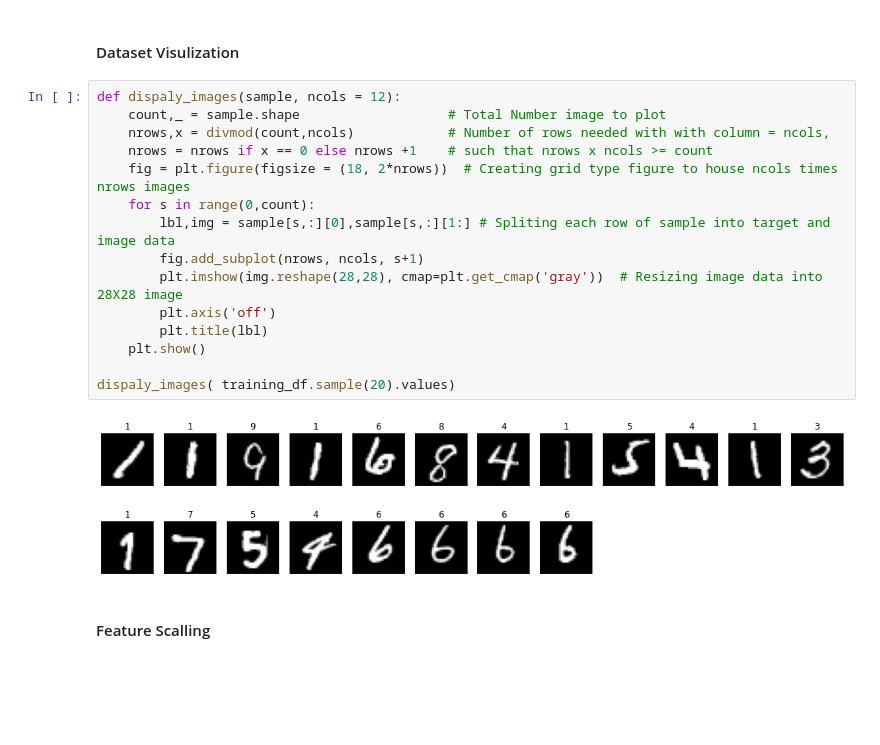
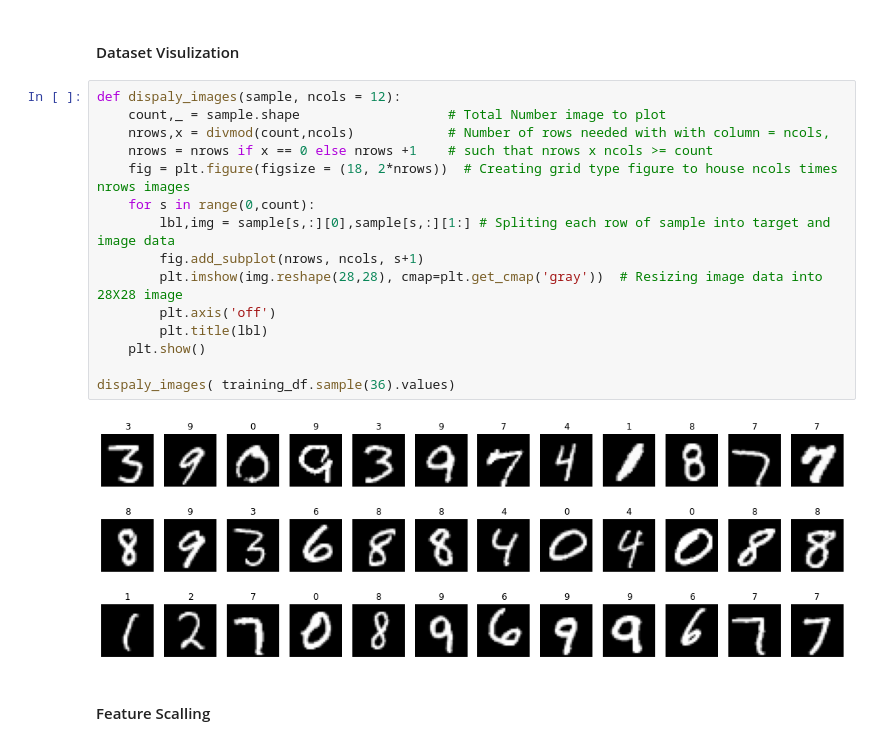
Before and after one commit to RahulDas-dev/leenet_for_mnist, a Jupyter notebook: leenet_for_mnist_digit_dataset.ipynb, the cells around one changed output. Saved outputs shown, nothing was run; the diff lists cells and outputs as text; blank space fills up the shorter version.

```diff
--- a/leenet_for_mnist_digit_dataset.ipynb
+++ b/leenet_for_mnist_digit_dataset.ipynb
@@ -90,20 +90,20 @@ del label_counts1, label_counts2, fig, axs1, axs2
 # %%
 def dispaly_images(sample, ncols = 12):
     count,_ = sample.shape                   # Total Number image to plot
     nrows,x = divmod(count,ncols)            # Number of rows needed with with column = ncols,
     nrows = nrows if x == 0 else nrows +1    # such that nrows x ncols >= count
     fig = plt.figure(figsize = (18, 2*nrows))  # Creating grid type figure to house ncols times nrows images
     for s in range(0,count):
         lbl,img = sample[s,:][0],sample[s,:][1:] # Spliting each row of sample into target and image data
         fig.add_subplot(nrows, ncols, s+1)
         plt.imshow(img.reshape(28,28), cmap=plt.get_cmap('gray'))  # Resizing image data into 28X28 image
         plt.axis('off')
         plt.title(lbl)
     plt.show()
 
-dispaly_images( training_df.sample(20).values)
+dispaly_images( training_df.sample(36).values)
 # %% [output]
-[figure, old version]
+[figure, new version]
 # %% [markdown]
 ####  Feature Scalling
 # %%
```
Also changed, not shown: parts of 1 cell of this notebook, 3 other files.
